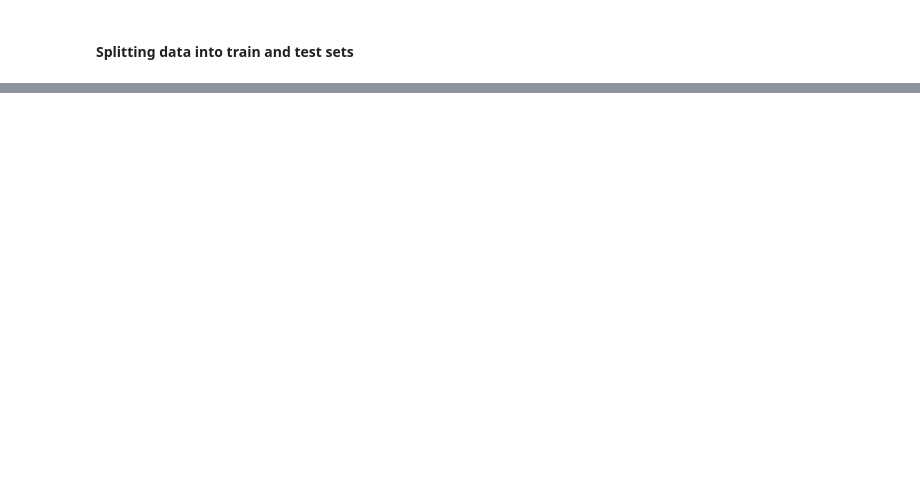
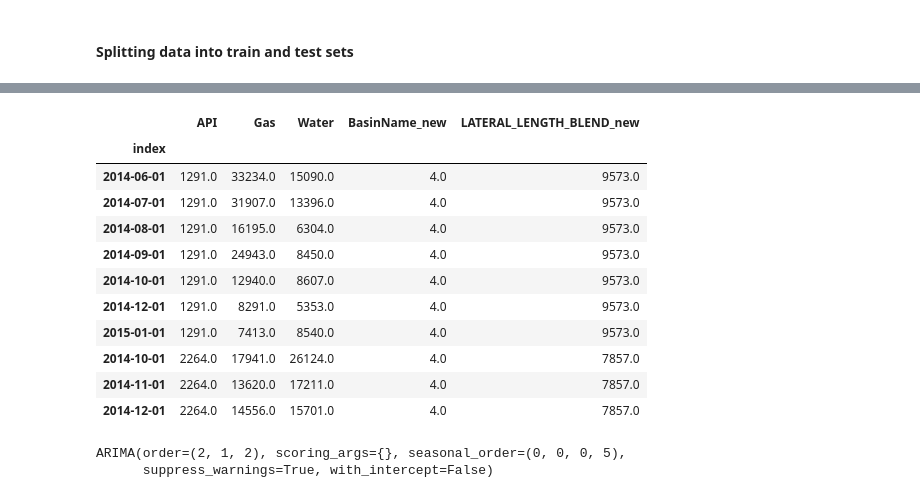
Before and after one commit to Dnbg1982/Oil-Gas-Projects, a Jupyter notebook: Reservoir Engineering/Notebooks/Oil_produc_forecasting.ipynb, the cells around one changed output, grey strips where cells are left out. Cells and saved outputs as stored; diff of their text form; code cells hidden in the pictures; blank space fills up the shorter version.

```diff
--- a/Reservoir Engineering/Notebooks/Oil_produc_forecasting.ipynb
+++ b/Reservoir Engineering/Notebooks/Oil_produc_forecasting.ipynb
@@ -504,2 +475,13 @@ Y_test_set = Y_test_set.astype(int)
+# %%
+# Create a batch for training set and define train data and test data
+batch_well_train = np.random.choice(df_filter.API.unique()[:-1130], 200)
+df_f_train = df_filter[df_filter.API.isin(batch_well_train)]
+df_f_test = df_filter[df_filter.API.isin(df_filter.API.unique()[-1130:])]
+# %%
+# Spliting training and test data into Y and EXO data sets
+Y_train_set = df_f_train.Liquid
+exo_train_set = df_f_train.drop(['Liquid'], axis=1)
+Y_test_set = df_f_test.Liquid
+exo_test_set = df_f_test.drop(['Liquid'], axis=1)
 # %%
 mod_auar_li = auto_arima(Y_train_set, exogenous=exo_train_set[['API', 'Gas', 'Water','BasinName_new','LATERAL_LENGTH_BLEND_new']], m=5, max_p=5, max_q=5)
@@ -507,0 +488,20 @@ KeyboardInterrupt:
+# %%
+exo_test_set.head(10)
+# %% [output]
+|  | API | Gas | Water | BasinName_new | LATERAL_LENGTH_BLEND_new |
+| index |  |  |  |  |  |
+| 2014-06-01 | 1291.0 | 33234.0 | 15090.0 | 4.0 | 9573.0 |
+| 2014-07-01 | 1291.0 | 31907.0 | 13396.0 | 4.0 | 9573.0 |
+| 2014-08-01 | 1291.0 | 16195.0 | 6304.0 | 4.0 | 9573.0 |
+| 2014-09-01 | 1291.0 | 24943.0 | 8450.0 | 4.0 | 9573.0 |
+| 2014-10-01 | 1291.0 | 12940.0 | 8607.0 | 4.0 | 9573.0 |
+| 2014-12-01 | 1291.0 | 8291.0 | 5353.0 | 4.0 | 9573.0 |
+| 2015-01-01 | 1291.0 | 7413.0 | 8540.0 | 4.0 | 9573.0 |
+| 2014-10-01 | 2264.0 | 17941.0 | 26124.0 | 4.0 | 7857.0 |
+| 2014-11-01 | 2264.0 | 13620.0 | 17211.0 | 4.0 | 7857.0 |
+| 2014-12-01 | 2264.0 | 14556.0 | 15701.0 | 4.0 | 7857.0 |
+# %%
+mod_auar_li.fit(Y_train_set, exogenous=exo_train_set[['API', 'Gas', 'Water','BasinName_new','LATERAL_LENGTH_BLEND_new']])
+# %% [output]
+ARIMA(order=(2, 1, 2), scoring_args={}, seasonal_order=(0, 0, 0, 5),
+      suppress_warnings=True, with_intercept=False)
```
Also changed, not shown: parts of 23 cells of this notebook.
